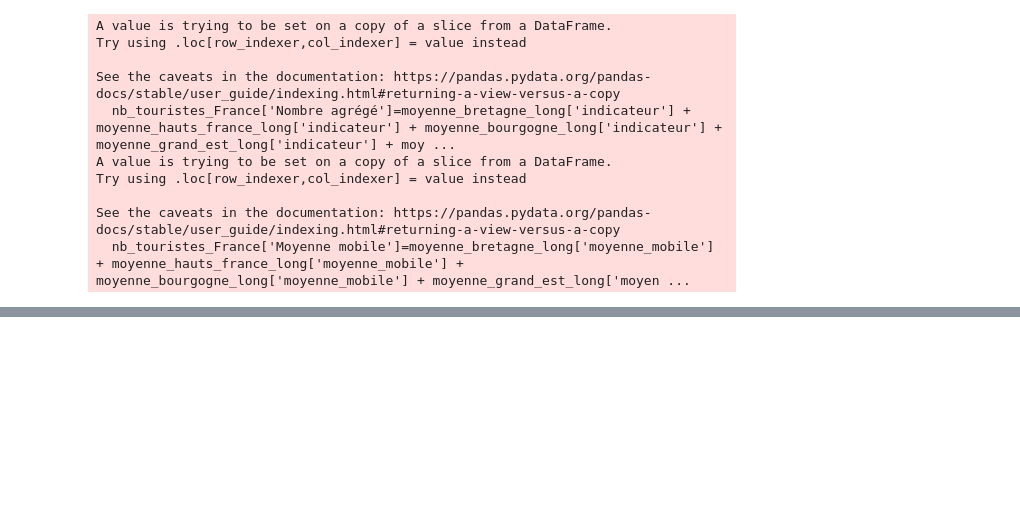
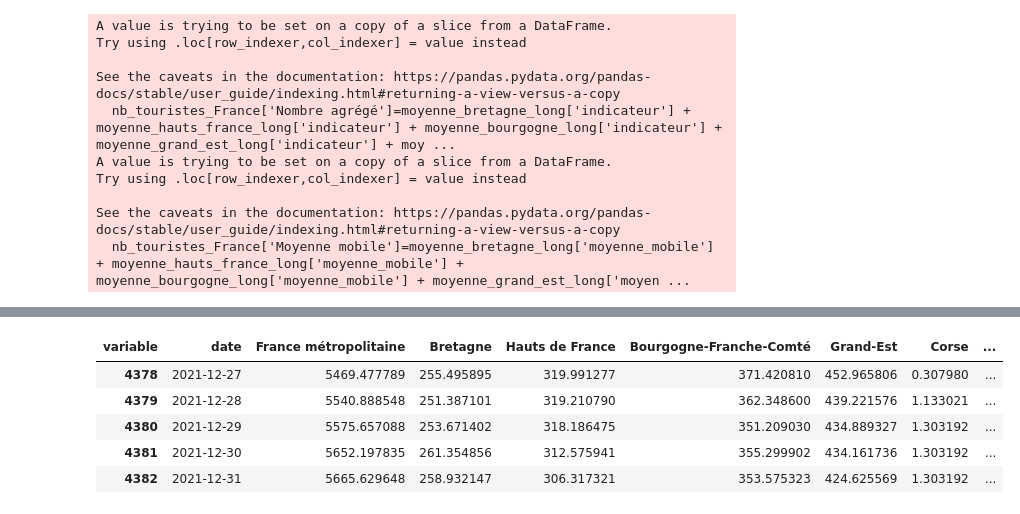
Before and after one commit to julienowack/stat_app, a Jupyter notebook: gt.ipynb, the cells around one changed output, grey strips where cells are left out. Drawn from its saved outputs; the diff is of its cells as text; code cells hidden in the pictures; blank space fills up the shorter version.

```diff
--- a/gt.ipynb
+++ b/gt.ipynb
@@ -298,6 +305,7 @@ gt_bourgogne_l=gt_bourgogne_l.drop(["bourgogne franche comte theme_cat_voyages"]
 gt_grand_est_l= gt_grand_est_l.drop(["strasbourg airport_cat_voyages"], axis=1)
 gt_corse_l = gt_corse_l.drop(["corse_cat_voyages"], axis=1)
 gt_bretagne_l=gt_bretagne_l.drop(["brest theme_cat_voyages", "bretagne theme_cat_voyages" ,"saint malo_cat_voyages"], axis=1)
+gt_centre_l=gt_centre_l.drop(["chateaux de la loire theme_cat_voyages", "sologne theme_cat_voyages" ,"tours theme_cat_voyages"], axis=1)
 # %%
 # on calcule le nb de touristes pour chaque région
 moyenne_bretagne_long=nb_touristes(gt_bretagne_l,bretagne_officiel)
@@ -305,6 +313,7 @@ moyenne_hauts_france_long=nb_touristes(gt_hauts_france_l,hauts_france_officiel)
 moyenne_bourgogne_long=nb_touristes(gt_bourgogne_l,bourgogne_officiel)
 moyenne_grand_est_long=nb_touristes(gt_grand_est_l,grand_est_officiel)
 moyenne_corse_long=nb_touristes(gt_corse_l,corse_officiel)
+moyenne_centre_long=nb_touristes(gt_centre_l,centre_officiel)
 
 moyenne_languedoc_long=nb_touristes(gt_languedoc_l,languedoc_officiel)
 moyenne_loire_long=nb_touristes(gt_pays_loire_l,loire_officiel)
@@ -399,0 +426,40 @@ See the caveats in the documentation: https://pandas.pydata.org/pandas-docs/stab
+# %%
+# on renomme les colonnes
+nb_touristes_France.rename(columns={"Moyenne mobile": 'France métropolitaine'}, inplace=True)
+moyenne_bretagne_long.rename(columns={"moyenne_mobile": 'Bretagne'}, inplace=True)
+moyenne_hauts_france_long.rename(columns={"moyenne_mobile": 'Hauts de France'}, inplace=True)
+moyenne_bourgogne_long.rename(columns={"moyenne_mobile": 'Bourgogne-Franche-Comté'}, inplace=True)
+moyenne_grand_est_long.rename(columns={"moyenne_mobile": 'Grand-Est'}, inplace=True)
+moyenne_corse_long.rename(columns={"moyenne_mobile": 'Corse'}, inplace=True)
+moyenne_centre_long.rename(columns={"moyenne_mobile": 'Centre'}, inplace=True)
+
+moyenne_languedoc_long.rename(columns={"moyenne_mobile": 'Occitanie'}, inplace=True)
+moyenne_loire_long.rename(columns={"moyenne_mobile": 'Pays de la Loire'}, inplace=True)
+moyenne_normandie_long.rename(columns={"moyenne_mobile": 'Normandie'}, inplace=True)
+moyenne_nouvelle_aq_long.rename(columns={"moyenne_mobile": 'Nouvelle-Aquitaine'}, inplace=True)
+moyenne_idf_long.rename(columns={"moyenne_mobile": 'Ile-de-France'}, inplace=True)
+moyenne_paca_long.rename(columns={"moyenne_mobile": "Provence-Alpes-Côte d'Azur"}, inplace=True)
+moyenne_rhone_long.rename(columns={"moyenne_mobile": 'Auvergne-Rhône-Alpes'}, inplace=True)
+# %%
+nb_touristes_ggt=nb_touristes_France.merge(moyenne_bretagne_long, how='left', on="date")
+nb_touristes_ggt=nb_touristes_ggt.merge(moyenne_hauts_france_long, how='left', on="date")
+nb_touristes_ggt=nb_touristes_ggt.merge(moyenne_bourgogne_long, how='left', on="date")
+nb_touristes_ggt=nb_touristes_ggt.merge(moyenne_grand_est_long, how='left', on="date")
+nb_touristes_ggt=nb_touristes_ggt.merge(moyenne_corse_long, how='left', on="date")
+nb_touristes_ggt=nb_touristes_ggt.merge(moyenne_centre_long, how='left', on="date")
+nb_touristes_ggt=nb_touristes_ggt.merge(moyenne_languedoc_long, how='left', on="date")
+nb_touristes_ggt=nb_touristes_ggt.merge(moyenne_loire_long, how='left', on="date")
+nb_touristes_ggt=nb_touristes_ggt.merge(moyenne_normandie_long, how='left', on="date")
+nb_touristes_ggt=nb_touristes_ggt.merge(moyenne_nouvelle_aq_long, how='left', on="date")
+nb_touristes_ggt=nb_touristes_ggt.merge(moyenne_idf_long, how='left', on="date")
+nb_touristes_ggt=nb_touristes_ggt.merge(moyenne_paca_long, how='left', on="date")
+nb_touristes_ggt=nb_touristes_ggt.merge(moyenne_rhone_long, how='left', on="date")
+# %%
+nb_touristes_ggt.tail(5)
+# %% [output]
+| variable | date | France métropolitaine | Bretagne | Hauts de France | Bourgogne-Franche-Comté | Grand-Est | Corse | ... |
+| 4378 | 2021-12-27 | 5469.477789 | 255.495895 | 319.991277 | 371.420810 | 452.965806 | 0.307980 | ... |
+| 4379 | 2021-12-28 | 5540.888548 | 251.387101 | 319.210790 | 362.348600 | 439.221576 | 1.133021 | ... |
+| 4380 | 2021-12-29 | 5575.657088 | 253.671402 | 318.186475 | 351.209030 | 434.889327 | 1.303192 | ... |
+| 4381 | 2021-12-30 | 5652.197835 | 261.354856 | 312.575941 | 355.299902 | 434.161736 | 1.303192 | ... |
+| 4382 | 2021-12-31 | 5665.629648 | 258.932147 | 306.317321 | 353.575323 | 424.625569 | 1.303192 | ... |
```
Also changed, not shown: parts of 10 cells of this notebook.
